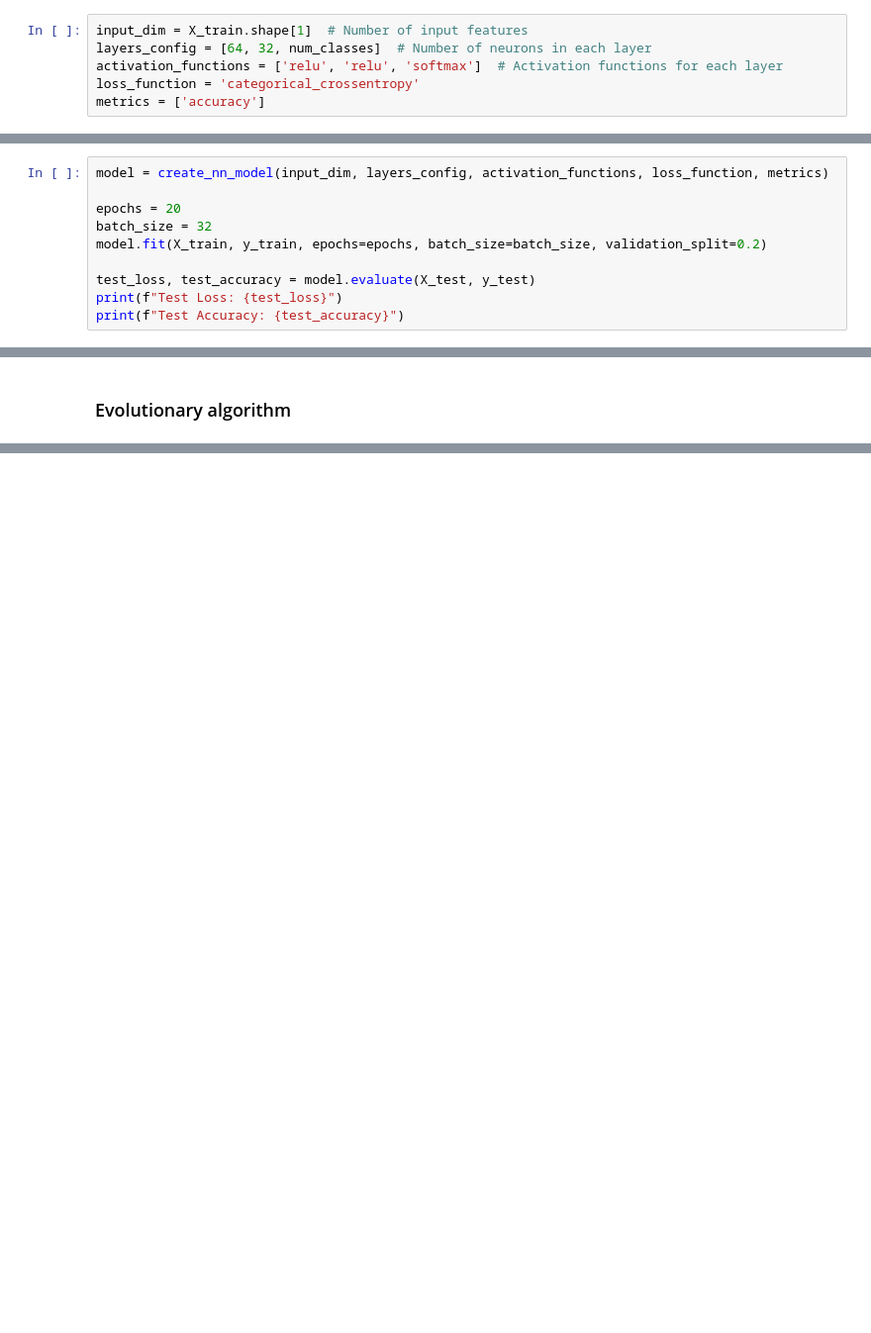
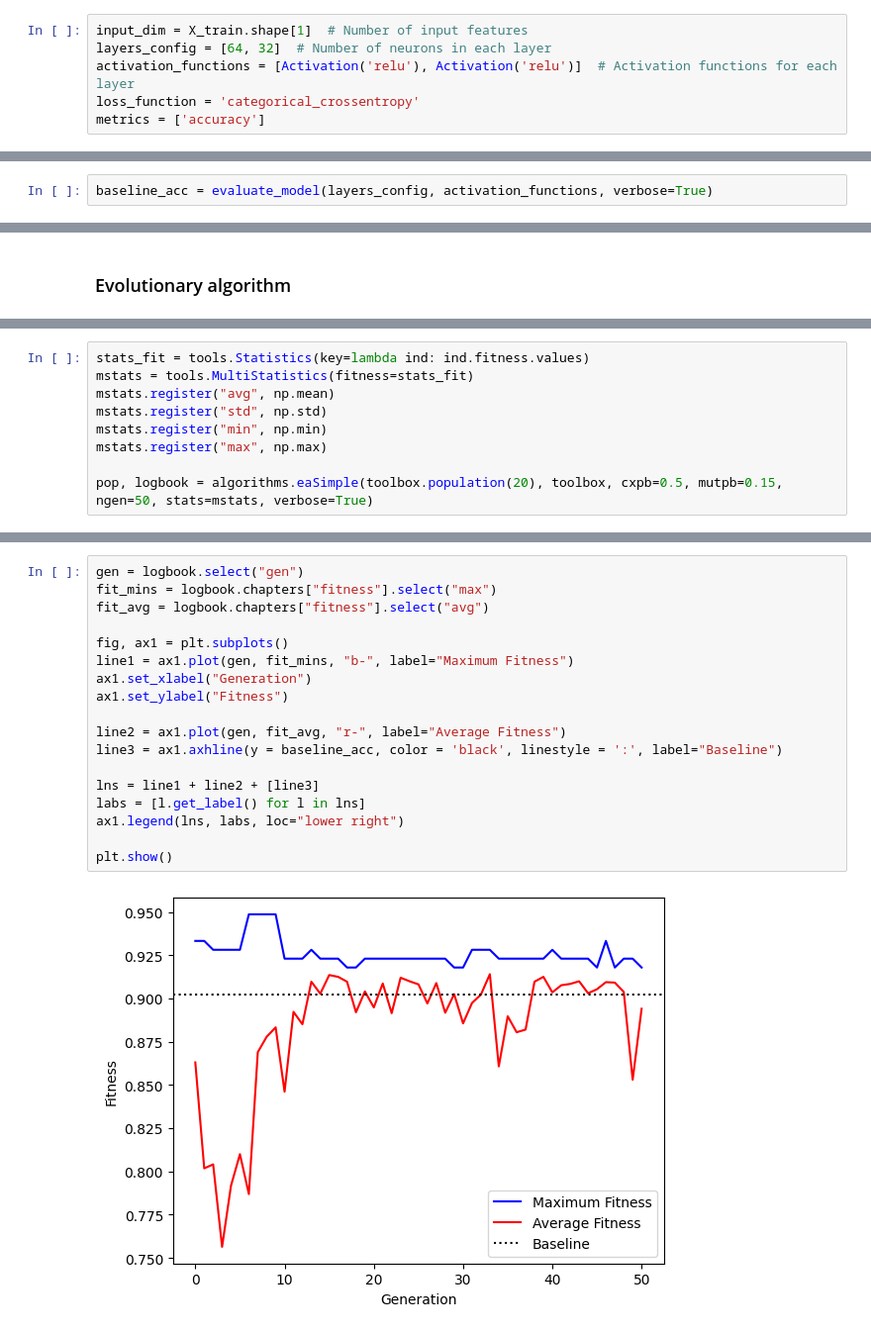
Before and after one commit to volodymyrkir/computational_intelligence, a Jupyter notebook: lab3/workbook.ipynb, the cells around one changed output, grey strips where cells are left out. Shown at 99% size. Drawn from its saved outputs; the diff is of its cells as text; blank space fills up the shorter version.

Commit message:
add model selection with evolutionary algroithm

```diff
--- a/lab3/workbook.ipynb
+++ b/lab3/workbook.ipynb
@@ -167,7 +173,7 @@ def create_nn_model(input_dim, layers_config, activation_functions, loss_functio
 ### Example configuration
 # %%
 input_dim = X_train.shape[1]  # Number of input features
-layers_config = [64, 32, num_classes]  # Number of neurons in each layer
-activation_functions = ['relu', 'relu', 'softmax']  # Activation functions for each layer
+layers_config = [64, 32]  # Number of neurons in each layer
+activation_functions = [Activation('relu'), Activation('relu')]  # Activation functions for each layer
 loss_function = 'categorical_crossentropy'
 metrics = ['accuracy']
@@ -174,11 +194,3 @@ metrics = ['accuracy']
 # %%
-model = create_nn_model(input_dim, layers_config, activation_functions, loss_function, metrics)
-
-epochs = 20
-batch_size = 32
-model.fit(X_train, y_train, epochs=epochs, batch_size=batch_size, validation_split=0.2)
-
-test_loss, test_accuracy = model.evaluate(X_test, y_test)
-print(f"Test Loss: {test_loss}")
-print(f"Test Accuracy: {test_accuracy}")
+baseline_acc = evaluate_model(layers_config, activation_functions, verbose=True)
 # %% [output]
@@ -203,0 +356,9 @@ Test Accuracy: 0.9384615421295166
+# %%
+stats_fit = tools.Statistics(key=lambda ind: ind.fitness.values)
+mstats = tools.MultiStatistics(fitness=stats_fit)
+mstats.register("avg", np.mean)
+mstats.register("std", np.std)
+mstats.register("min", np.min)
+mstats.register("max", np.max)
+
+pop, logbook = algorithms.eaSimple(toolbox.population(20), toolbox, cxpb=0.5, mutpb=0.15, ngen=50, stats=mstats, verbose=True)
@@ -203,0 +383,20 @@ Test Accuracy: 0.9384615421295166
+# %%
+gen = logbook.select("gen")
+fit_mins = logbook.chapters["fitness"].select("max")
+fit_avg = logbook.chapters["fitness"].select("avg")
+
+fig, ax1 = plt.subplots()
+line1 = ax1.plot(gen, fit_mins, "b-", label="Maximum Fitness")
+ax1.set_xlabel("Generation")
+ax1.set_ylabel("Fitness")
+
+line2 = ax1.plot(gen, fit_avg, "r-", label="Average Fitness")
+line3 = ax1.axhline(y = baseline_acc, color = 'black', linestyle = ':', label="Baseline")
+
+lns = line1 + line2 + [line3]
+labs = [l.get_label() for l in lns]
+ax1.legend(lns, labs, loc="lower right")
+
+plt.show()
+# %% [output]
+[figure, added]
```
Also changed, not shown: parts of 11 cells of this notebook.
